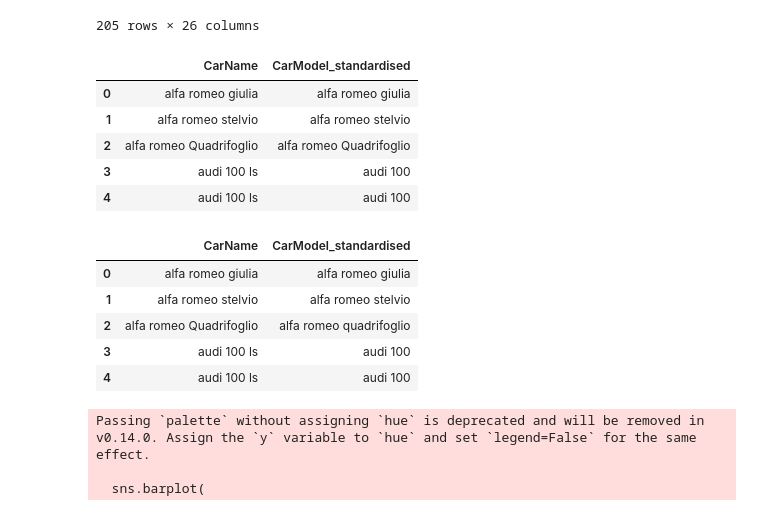
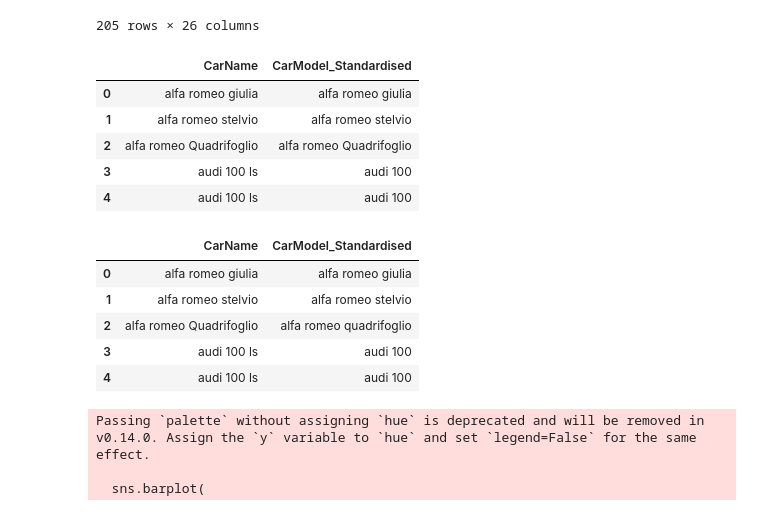
Before and after one commit to phonemes-and-speech-entrainment/Car_feature_price_analysis, a Jupyter notebook: jupyter_notebooks/car_price_etl_draft.ipynb, the cells around one changed output. Saved outputs shown, nothing was run; the diff lists cells and outputs as text; code cells hidden in the pictures.

```diff
--- a/jupyter_notebooks/car_price_etl_draft.ipynb
+++ b/jupyter_notebooks/car_price_etl_draft.ipynb
@@ -143,9 +143,9 @@ brand_corrections = {
 }
 
 # Normalise the dictionary keys so they match the output
-# of normalize_name().
+# of normalise_name().
 brand_corrections = {
-    normalize_name(key): value
+    normalise_name(key): value
     for key, value in brand_corrections.items()
 }
 
@@ -156,7 +156,7 @@ def correct_brand(value):
     parts = str(value).split(maxsplit=1)
 
     # The first whitespace-separated token is the brand.
-    brand = normalize_name(parts[0])
+    brand = normalise_name(parts[0])
     corrected_brand = brand_corrections.get(brand, parts[0])
 
     # Preserve the model name for now.
@@ -192,20 +192,20 @@ pd.DataFrame(
 # %%
 corrections = pd.read_excel("Car_Name_Corrections.xlsx")
 
-def normalize_name(value):
+def normalise_name(value):
     value = str(value).strip().lower()
     value = re.sub(r"[^a-z0-9]+", " ", value)
     return re.sub(r"\s+", " ", value).strip()
 
 # Create a dictionary containing ALL proposed standardisations
 # all_model_corrections = {
-#     normalize_name(row["Original Input Name"]):
+#     normalise_name(row["Original Input Name"]):
 #         row["Standardized Name"]
 #     for _, row in corrections.iterrows()
 # }
 
 all_model_corrections = {
-    normalize_name(row["Original Input Name"]):
+    normalise_name(row["Original Input Name"]):
         row["Standardized Name"]
     for _, row in corrections.iterrows()
 }
@@ -346,17 +346,17 @@ df
 | 204 | 205 | -1 | volvo 264gl | gas | turbo | four | sedan | rwd | front | ... |
 205 rows × 26 columns
 # %%
-df["CarModel_standardised"] = df["CarName"].replace(all_model_corrections)
+df["CarModel_Standardised"] = df["CarName"].replace(all_model_corrections)
 # %%
 df.insert(
     df.columns.get_loc("CarName") + 1,
-    "CarModel_standardised",
-    df.pop("CarModel_standardised")
+    "CarModel_Standardised",
+    df.pop("CarModel_Standardised")
 )
 # %%
-display(df[["CarName", "CarModel_standardised"]].head())
+display(df[["CarName", "CarModel_Standardised"]].head())
 # %% [output]
-|  | CarName | CarModel_standardised |
+|  | CarName | CarModel_Standardised |
 | 0 | alfa romeo giulia | alfa romeo giulia |
 | 1 | alfa romeo stelvio | alfa romeo stelvio |
 | 2 | alfa romeo Quadrifoglio | alfa romeo Quadrifoglio |
@@ -367,7 +367,7 @@ df["CarModel_standardised"] = df["CarModel_standardised"].str.lower()
 # %%
-display(df[["CarName", "CarModel_standardised"]].head())
+display(df[["CarName", "CarModel_Standardised"]].head())
 # %% [output]
-|  | CarName | CarModel_standardised |
+|  | CarName | CarModel_Standardised |
 | 0 | alfa romeo giulia | alfa romeo giulia |
 | 1 | alfa romeo stelvio | alfa romeo stelvio |
 | 2 | alfa romeo Quadrifoglio | alfa romeo quadrifoglio |
```
Also changed, not shown: parts of 6 cells of this notebook, 1 other file.
